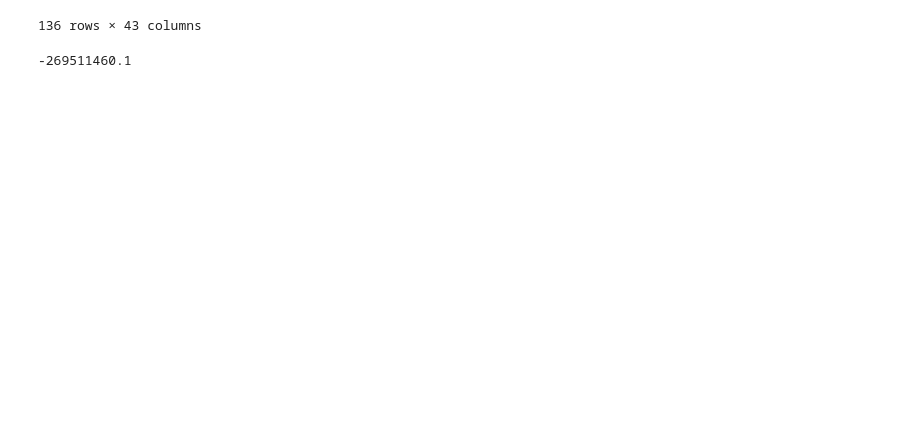
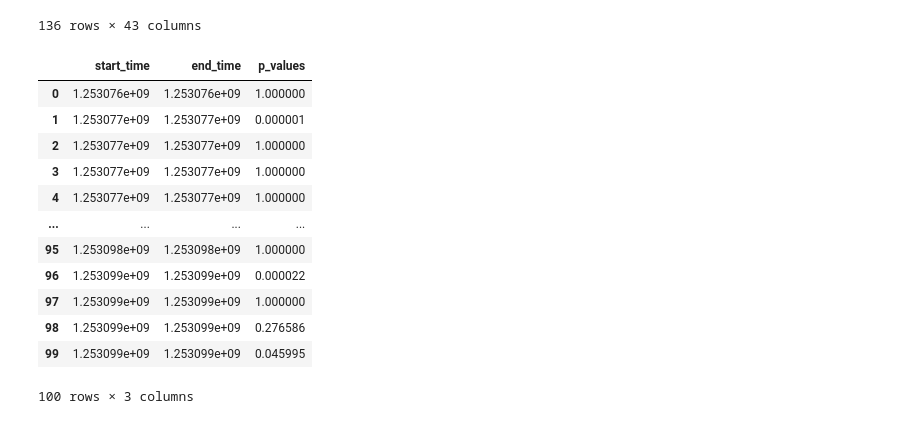
Before and after one commit to ashishmathew0297/gwpy-experiments, a Jupyter notebook: dq_data/testing_gaps.ipynb, the cells around one changed output. Drawn from its saved outputs; the diff is of its cells as text; code cells hidden in the pictures; blank space fills up the shorter version.

Commit message:
created clean data O3b

```diff
--- a/dq_data/testing_gaps.ipynb
+++ b/dq_data/testing_gaps.ipynb
@@ -193,6 +193,35 @@ df[(df['gps'] > start) & (df['gps'] < end)]
 | 318 | GW190403_051519 | GW190403_051519-v1 | 1.238304e+09 | 1 | GWTC-2.1-confident | https://doi.org/10.7935/qf3a-3z67 | https://gwosc.org/api/v2/event-ve... | 85.0 | ... |
 136 rows × 43 columns
 # %%
-df.iloc[366]['gps'] - start
+import pandas as pd
+import os
+
+path = '/home/melissa.lopez/gwpy-experiments/condor_clean/'
+repo_dir = '/home/melissa.lopez/gwpy-experiments/dq_data/'
+run = 'O3a'
+ifo = 'L1'
+
+files_dir = os.path.join(path, f'{run}_{ifo}')
+
+Df = pd.DataFrame()
+for file in os.listdir(files_dir):
+    if 'pre_clean' in file:
+        df = pd.read_csv(os.path.join(files_dir, file), index_col=0)
+        Df = pd.concat([Df, df]).reset_index(drop=True)
+Df.to_csv(os.path.join(repo_dir, f'pre_clean_segments_{run}_{ifo}_new.csv'))
-# %% [output]
--269511460.1
+# %%
+df
+# %% [output]
+|  | start_time | end_time | p_values |
+| 0 | 1.253076e+09 | 1.253076e+09 | 1.000000 |
+| 1 | 1.253077e+09 | 1.253077e+09 | 0.000001 |
+| 2 | 1.253077e+09 | 1.253077e+09 | 1.000000 |
+| 3 | 1.253077e+09 | 1.253077e+09 | 1.000000 |
+| 4 | 1.253077e+09 | 1.253077e+09 | 1.000000 |
+| ... | ... | ... | ... |
+| 95 | 1.253098e+09 | 1.253098e+09 | 1.000000 |
+| 96 | 1.253099e+09 | 1.253099e+09 | 0.000022 |
+| 97 | 1.253099e+09 | 1.253099e+09 | 1.000000 |
+| 98 | 1.253099e+09 | 1.253099e+09 | 0.276586 |
+| 99 | 1.253099e+09 | 1.253099e+09 | 0.045995 |
+100 rows × 3 columns
```
Also changed, not shown: 4 other files.
